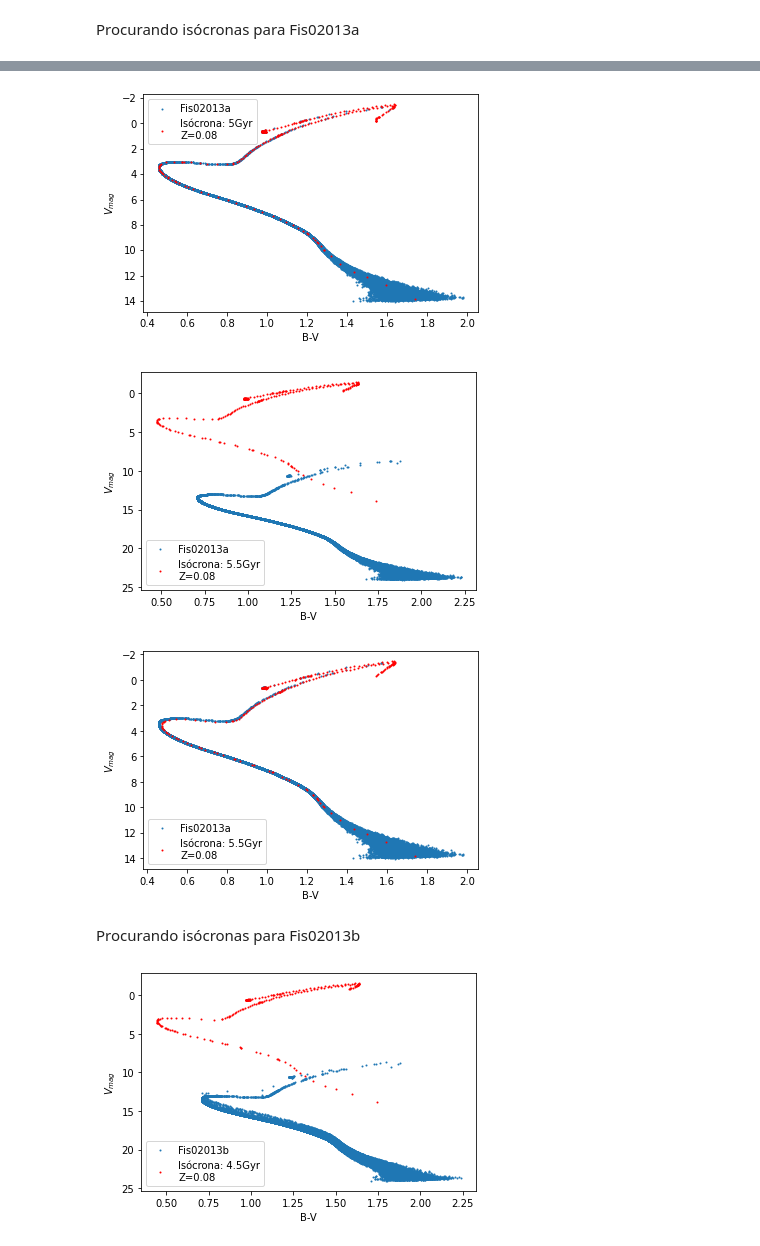
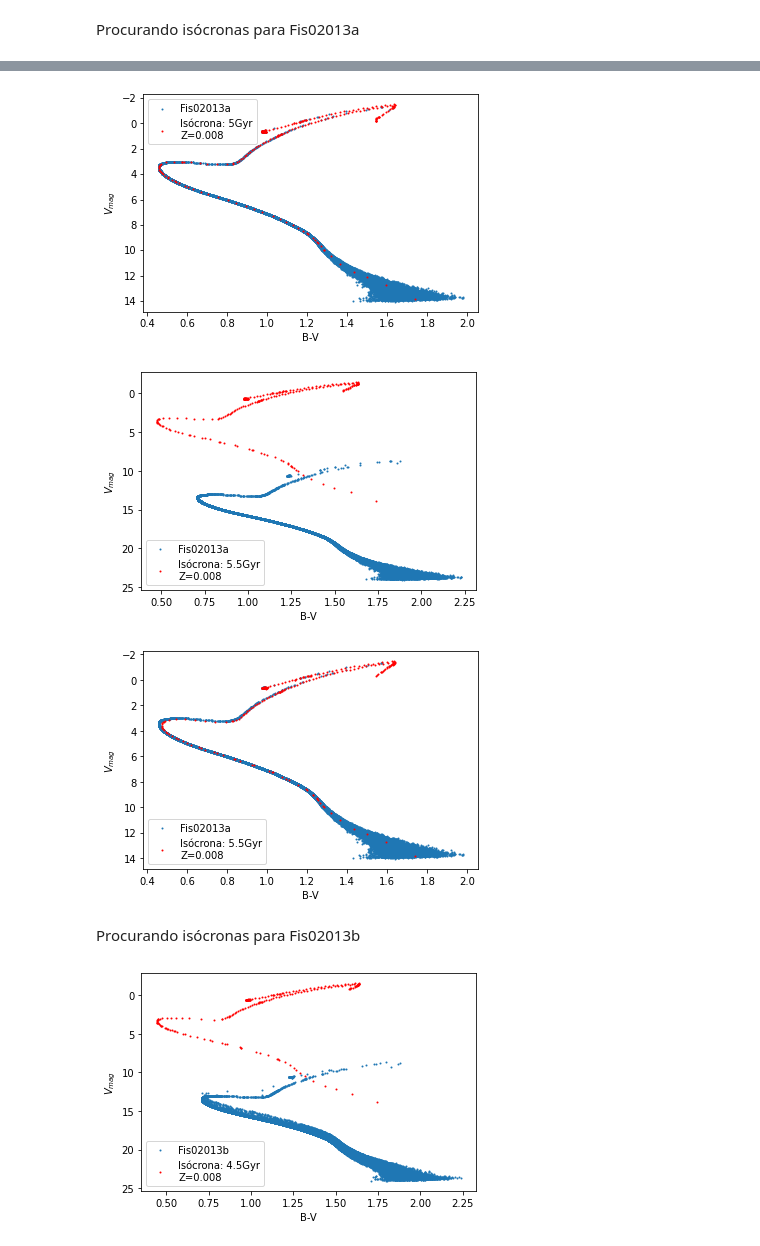
Before and after one commit to wallec/FIS02013-Trabalho2, a Jupyter notebook: Trabalho_2_Tópicos_de_Astronomia.ipynb, the cells around one changed output, grey strips where cells are left out. Cells and saved outputs as stored; diff of their text form; code cells hidden in the pictures.

```diff
--- a/Trabalho_2_Tópicos_de_Astronomia.ipynb
+++ b/Trabalho_2_Tópicos_de_Astronomia.ipynb
@@ -143,25 +143,25 @@ plt.show()
 # %%
 #Ajustando
 ajustea_BV=[]
 ajustea_V=[]
 
 EBV=0.25
 mv_Mv=10
 
 for i in range(len(als_BV)):
   ajustea_BV.append(als_BV[i] - EBV)
 for i in range(len(als_V)):
   ajustea_V.append(als_V[i] - mv_Mv)
 
 plt.scatter(ajustea_BV, ajustea_V, s=1, label="Fis02013a")
-plt.scatter(iso_BV, iso_V, s=1, c="red", label="Isócrona: 5Gyr" + "\n" + "Z=0.08")
+plt.scatter(iso_BV, iso_V, s=1, c="red", label="Isócrona: 5Gyr" + "\n" + "Z=0.008")
 plt.gca().invert_yaxis()
 plt.ylabel("$V_{mag}$")
 plt.xlabel("B-V")
 plt.legend()
 plt.show()
 # %% [output]
-[figure, old version]
+[figure, new version]
 # %%
 infile5 = "/content/bvr_008_5500Myr.dat"
 
@@ -179,14 +179,14 @@ file5.close()
 # %%
 #Comparando com Fis02013a
 plt.scatter(als_BV, als_V, s=1, label="Fis02013a")
-plt.scatter(iso_BV, iso_V, s=1, c="red", label="Isócrona: 5.5Gyr" + "\n" + "Z=0.08")
+plt.scatter(iso_BV, iso_V, s=1, c="red", label="Isócrona: 5.5Gyr" + "\n" + "Z=0.008")
 plt.gca().invert_yaxis()
 plt.ylabel("$V_{mag}$")
 plt.xlabel("B-V")
 plt.legend()
 plt.show()
 # %% [output]
-[figure, old version]
+[figure, new version]
 # %%
 #Ajustando
 ajustea_BV=[]
@@ -201,14 +201,14 @@ for i in range(len(als_V)):
   ajustea_V.append(als_V[i] - mv_Mv)
 
 plt.scatter(ajustea_BV, ajustea_V, s=1, label="Fis02013a")
-plt.scatter(iso_BV, iso_V, s=1, c="red", label="Isócrona: 5.5Gyr" + "\n" + "Z=0.08")
+plt.scatter(iso_BV, iso_V, s=1, c="red", label="Isócrona: 5.5Gyr" + "\n" + "Z=0.008")
 plt.gca().invert_yaxis()
 plt.ylabel("$V_{mag}$")
 plt.xlabel("B-V")
 plt.legend()
 plt.show()
 # %% [output]
-[figure, old version]
+[figure, new version]
 # %% [markdown]
 Procurando isócronas para Fis02013b
 # %%
@@ -228,14 +228,14 @@ file6.close()
 # %%
 #Comparando com Fis02013b
 plt.scatter(bls_BV, bls_V, s=1, label="Fis02013b")
-plt.scatter(iso_BV, iso_V, s=1, c="red", label="Isócrona: 4.5Gyr" + "\n" + "Z=0.08")
+plt.scatter(iso_BV, iso_V, s=1, c="red", label="Isócrona: 4.5Gyr" + "\n" + "Z=0.008")
 plt.gca().invert_yaxis()
 plt.ylabel("$V_{mag}$")
 plt.xlabel("B-V")
 plt.legend()
 plt.show()
 # %% [output]
-[figure, old version]
+[figure, new version]
 # %%
 #Ajustando
 ajusteb_BV=[]
```
Also changed, not shown: parts of 12 cells of this notebook.
